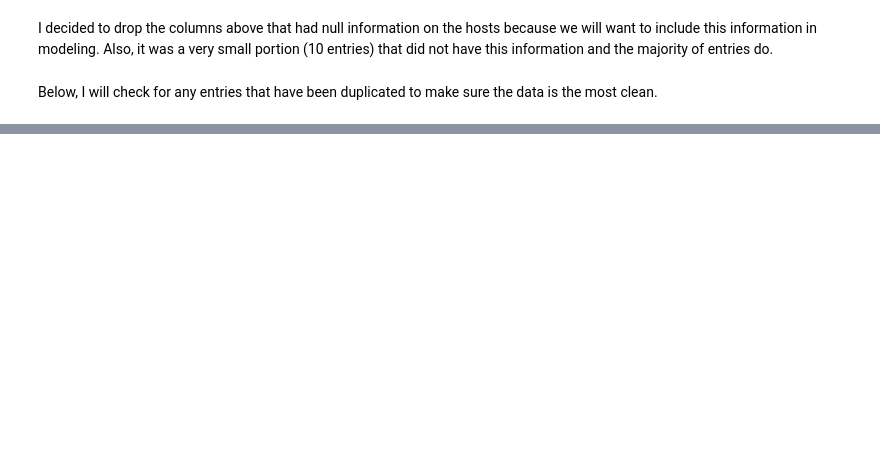
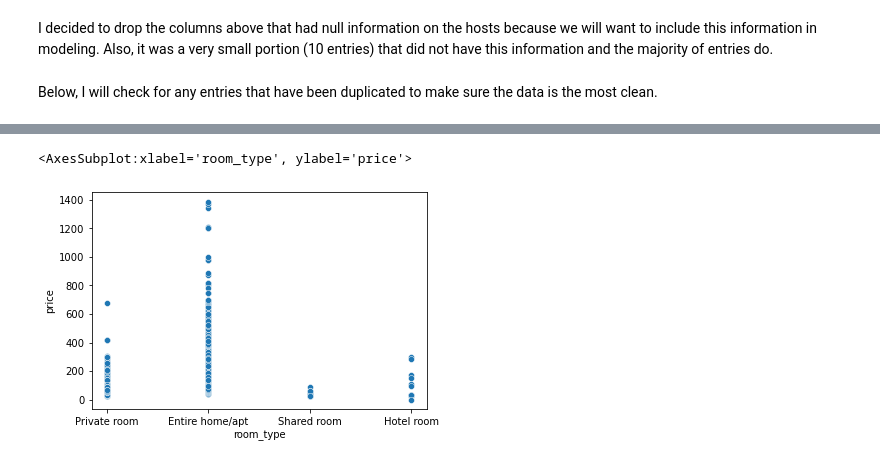
Before and after one commit to rgfriedman/washingon_dc_airbnb_hosting_helper, a Jupyter notebook: code/2_data_cleaning.ipynb, the cells around one changed output, grey strips where cells are left out. Drawn from its saved outputs; the diff is of its cells as text; code cells hidden in the pictures; blank space fills up the shorter version.

```diff
--- a/code/2_data_cleaning.ipynb
+++ b/code/2_data_cleaning.ipynb
@@ -500,0 +907,5 @@ dc_data
+# %%
+sns.scatterplot( x= full_listings['room_type'], y = full_listings['price'] )
+# %% [output]
+<AxesSubplot:xlabel='room_type', ylabel='price'>
+[figure, added]
```
Also changed, not shown: parts of 104 cells of this notebook, 4 other files.
